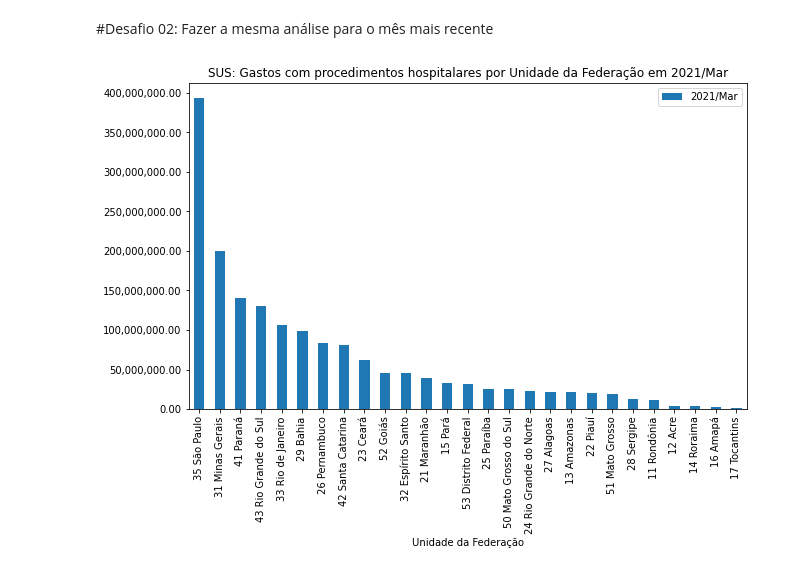
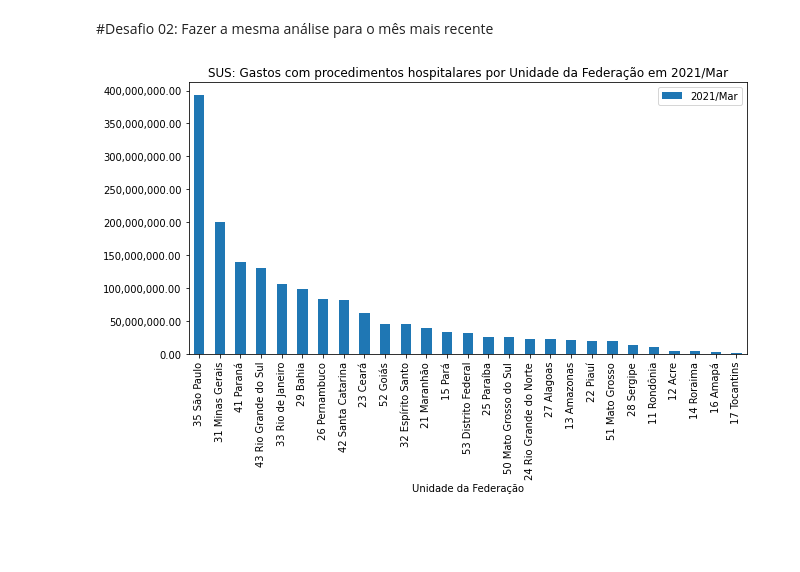
Before and after one commit to laugustovieira/BootCamp---Data-Science, a Jupyter notebook: Desafios_Modulo1_Aula1.ipynb, the cells around one changed output. Saved outputs shown, nothing was run; the diff lists cells and outputs as text; code cells hidden in the pictures; blank space fills up the shorter version.

```diff
--- a/Desafios_Modulo1_Aula1.ipynb
+++ b/Desafios_Modulo1_Aula1.ipynb
@@ -29,13 +29,13 @@ Text(0.5, 1.0, 'SUS: Gastos com procedimentos hospitalares por Unidade da Federa
 # %%
 eixo_x = "Unidade da Federação"
 eixo_y = dados.columns[-2]
 dados = dados.replace("-",0)
 dados[eixo_y] = dados[eixo_y].astype("float64")
 dados = dados.sort_values(by=eixo_y, ascending=False)
-ax = dados.plot(x = eixo_x, y = eixo_y, kind= "bar", figsize = [10,6])
+ax = dados.plot(x = eixo_x, y = eixo_y, kind= "bar", figsize = [10,5])
 ax.yaxis.set_major_formatter(ticker.StrMethodFormatter("{x:,.2f}"))
 titulo = "SUS: Gastos com procedimentos hospitalares por Unidade da Federação em {}".format(eixo_y)
 plt.title(titulo)
 plt.show()
 # %% [output]
-[figure, old version]
+[figure, new version]
```
